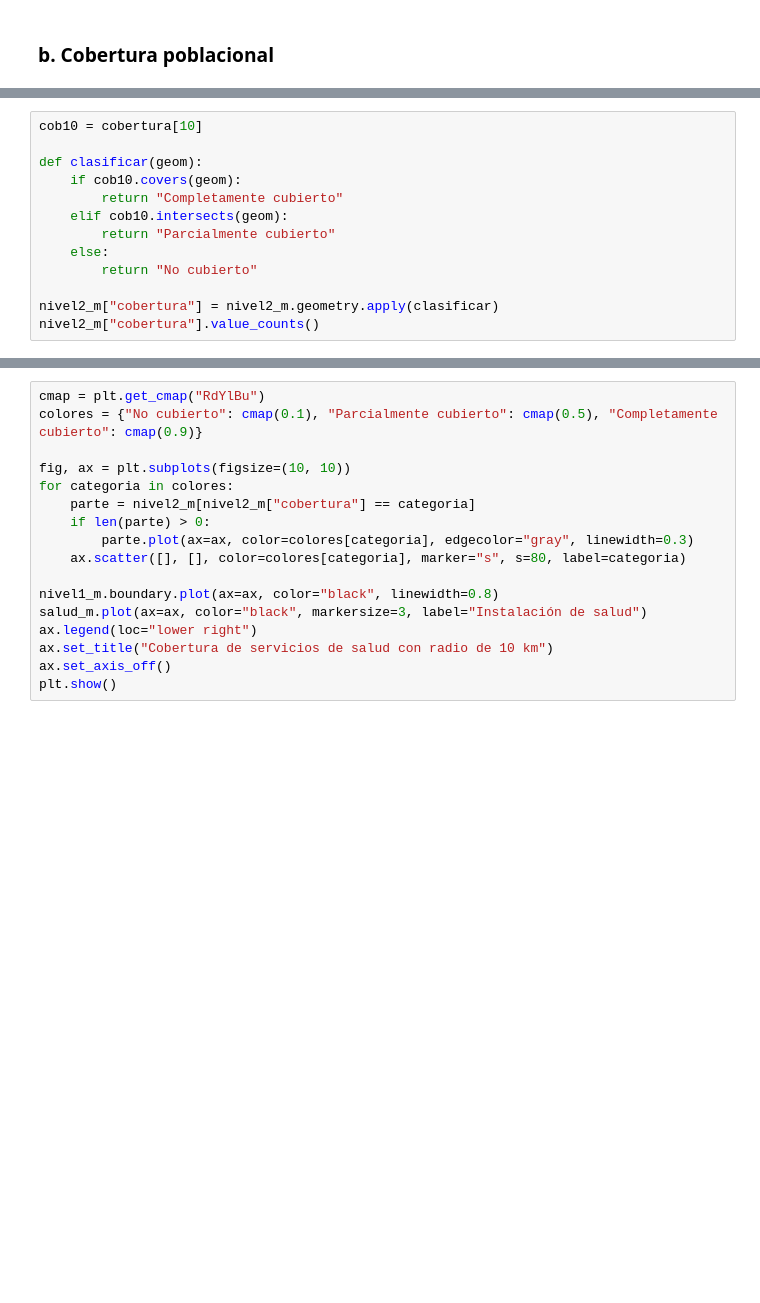
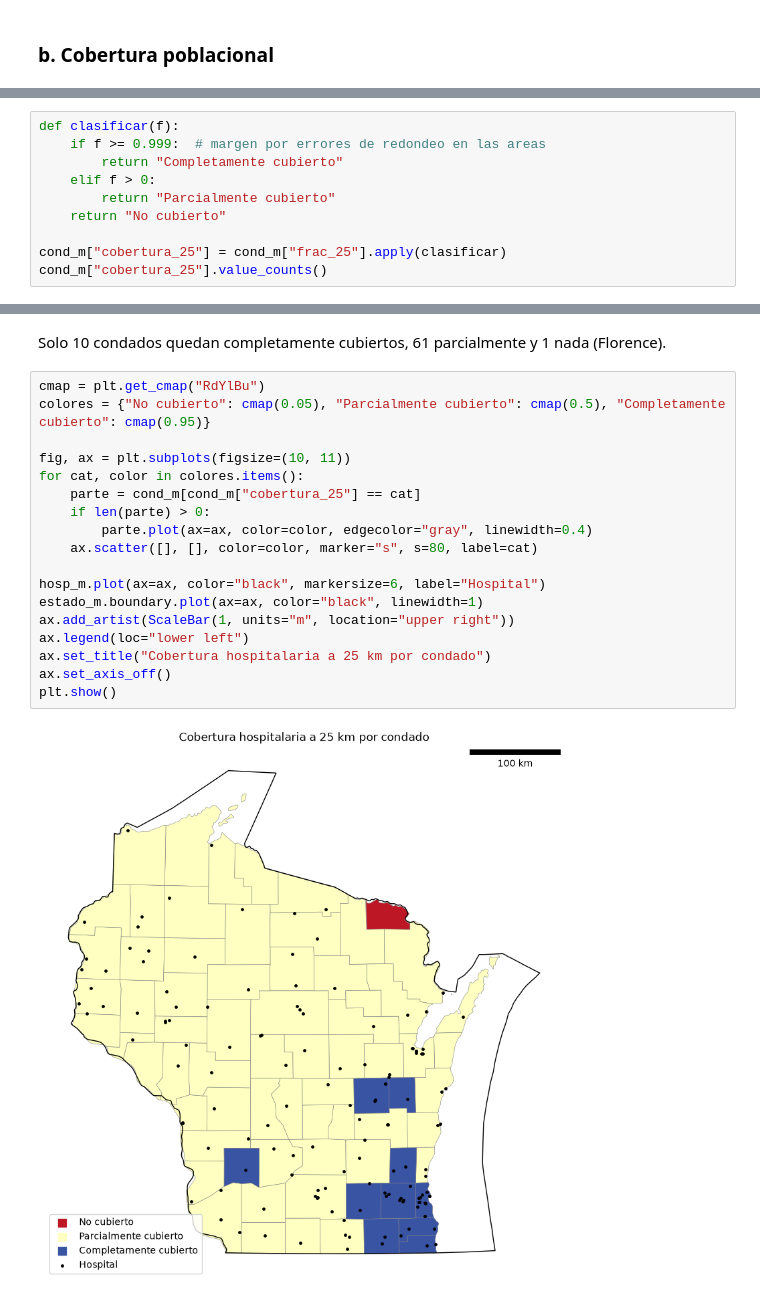
Before and after one commit to AleWWH1104/Lab5-modsim, a Jupyter notebook: Lab5.ipynb, the cells around one changed output, grey strips where cells are left out. Saved outputs shown, nothing was run; the diff lists cells and outputs as text; blank space fills up the shorter version.

```diff
--- a/Lab5.ipynb
+++ b/Lab5.ipynb
@@ -280,13 +354,10 @@ tabla_cob.round(2)
-# %%
-cob10 = cobertura[10]
-
-def clasificar(geom):
-    if cob10.covers(geom):
-        return "Completamente cubierto"
-    elif cob10.intersects(geom):
-        return "Parcialmente cubierto"
-    else:
-        return "No cubierto"
-
-nivel2_m["cobertura"] = nivel2_m.geometry.apply(clasificar)
-nivel2_m["cobertura"].value_counts()
+# %%
+def clasificar(f):
+    if f >= 0.999:  # margen por errores de redondeo en las areas
+        return "Completamente cubierto"
+    elif f > 0:
+        return "Parcialmente cubierto"
+    return "No cubierto"
+
+cond_m["cobertura_25"] = cond_m["frac_25"].apply(clasificar)
+cond_m["cobertura_25"].value_counts()
@@ -293,17 +370,22 @@ nivel2_m["cobertura"].value_counts()
+# %% [markdown]
+Solo 10 condados quedan completamente cubiertos, 61 parcialmente y 1 nada (Florence).
 # %%
 cmap = plt.get_cmap("RdYlBu")
-colores = {"No cubierto": cmap(0.1), "Parcialmente cubierto": cmap(0.5), "Completamente cubierto": cmap(0.9)}
+colores = {"No cubierto": cmap(0.05), "Parcialmente cubierto": cmap(0.5), "Completamente cubierto": cmap(0.95)}
 
-fig, ax = plt.subplots(figsize=(10, 10))
-for categoria in colores:
-    parte = nivel2_m[nivel2_m["cobertura"] == categoria]
+fig, ax = plt.subplots(figsize=(10, 11))
+for cat, color in colores.items():
+    parte = cond_m[cond_m["cobertura_25"] == cat]
     if len(parte) > 0:
-        parte.plot(ax=ax, color=colores[categoria], edgecolor="gray", linewidth=0.3)
-    ax.scatter([], [], color=colores[categoria], marker="s", s=80, label=categoria)
+        parte.plot(ax=ax, color=color, edgecolor="gray", linewidth=0.4)
+    ax.scatter([], [], color=color, marker="s", s=80, label=cat)
 
-nivel1_m.boundary.plot(ax=ax, color="black", linewidth=0.8)
-salud_m.plot(ax=ax, color="black", markersize=3, label="Instalación de salud")
-ax.legend(loc="lower right")
-ax.set_title("Cobertura de servicios de salud con radio de 10 km")
+hosp_m.plot(ax=ax, color="black", markersize=6, label="Hospital")
+estado_m.boundary.plot(ax=ax, color="black", linewidth=1)
+ax.add_artist(ScaleBar(1, units="m", location="upper right"))
+ax.legend(loc="lower left")
+ax.set_title("Cobertura hospitalaria a 25 km por condado")
 ax.set_axis_off()
 plt.show()
+# %% [output]
+[figure, added]
```
Also changed, not shown: parts of 65 cells of this notebook, 12 other files.
